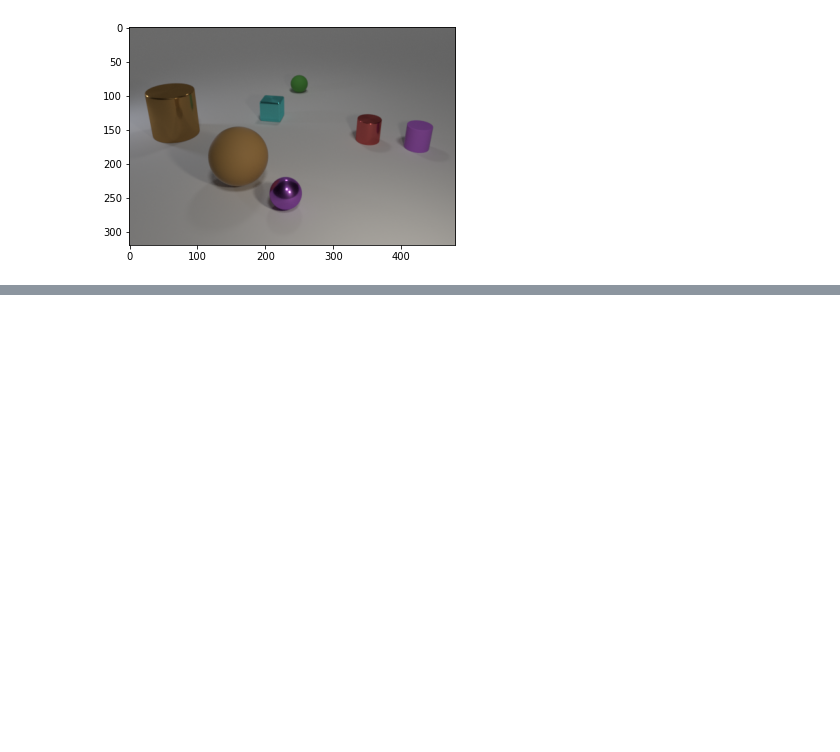
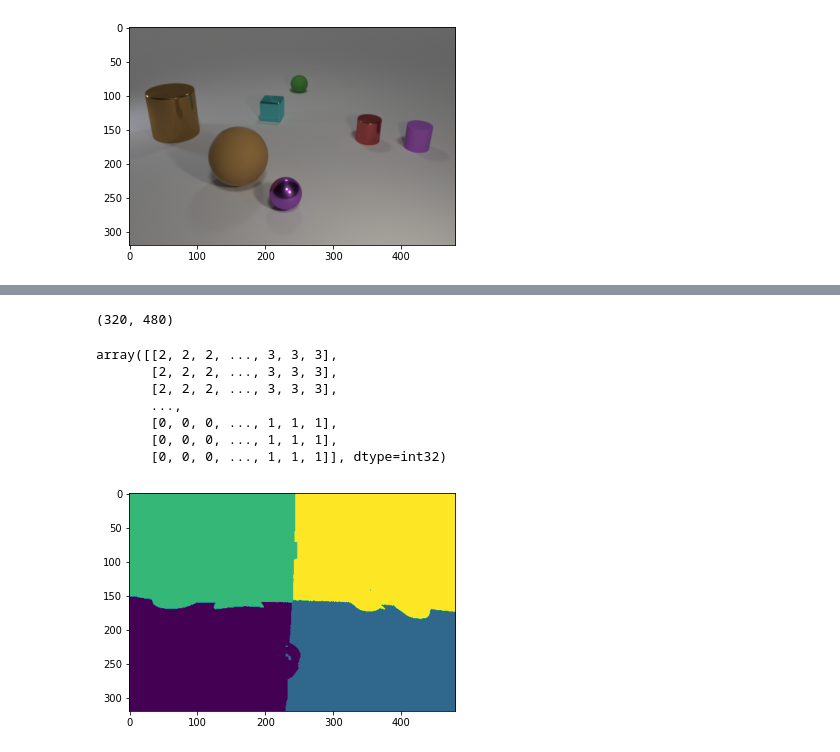
Before and after one commit to Dufko/vzd, a Jupyter notebook: hw_2/notebook.ipynb, the cells around one changed output, grey strips where cells are left out. Cells and saved outputs as stored; diff of their text form; code cells hidden in the pictures; blank space fills up the shorter version.

```diff
--- a/hw_2/notebook.ipynb
+++ b/hw_2/notebook.ipynb
@@ -57,0 +89,9 @@ Created in <span style='font-weight:600;margin-left:4px;'>Deepnote</span></a>
+# %%
+indexes = []
+y = range(w)
+x = range(h)
+for tmp in y:
+    for tmp2 in x:
+        indexes.append([tmp,tmp2])
+# %%
+data_indexed = np.concatenate((data,indexes),axis=1)
@@ -57,0 +112,18 @@ Created in <span style='font-weight:600;margin-left:4px;'>Deepnote</span></a>
+# %%
+result.shape
+# %% [output]
+(320, 480)
+# %%
+km = KMeans(n_clusters=4, n_init=10, max_iter=300).fit(data_indexed)
+result = km.labels_.reshape(w,h)
+plt.imshow(result)
+result
+# %% [output]
+array([[2, 2, 2, ..., 3, 3, 3],
+       [2, 2, 2, ..., 3, 3, 3],
+       [2, 2, 2, ..., 3, 3, 3],
+       ...,
+       [0, 0, 0, ..., 1, 1, 1],
+       [0, 0, 0, ..., 1, 1, 1],
+       [0, 0, 0, ..., 1, 1, 1]], dtype=int32)
+[figure, added]
```
Also changed, not shown: parts of 29 cells of this notebook.
